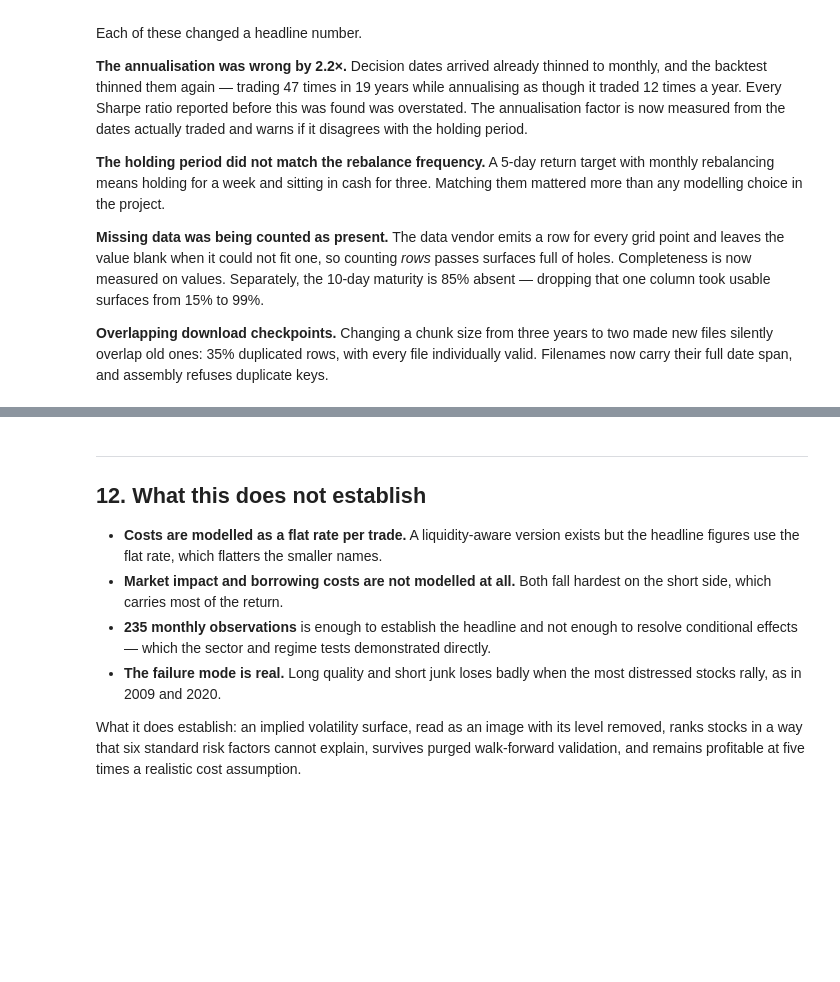
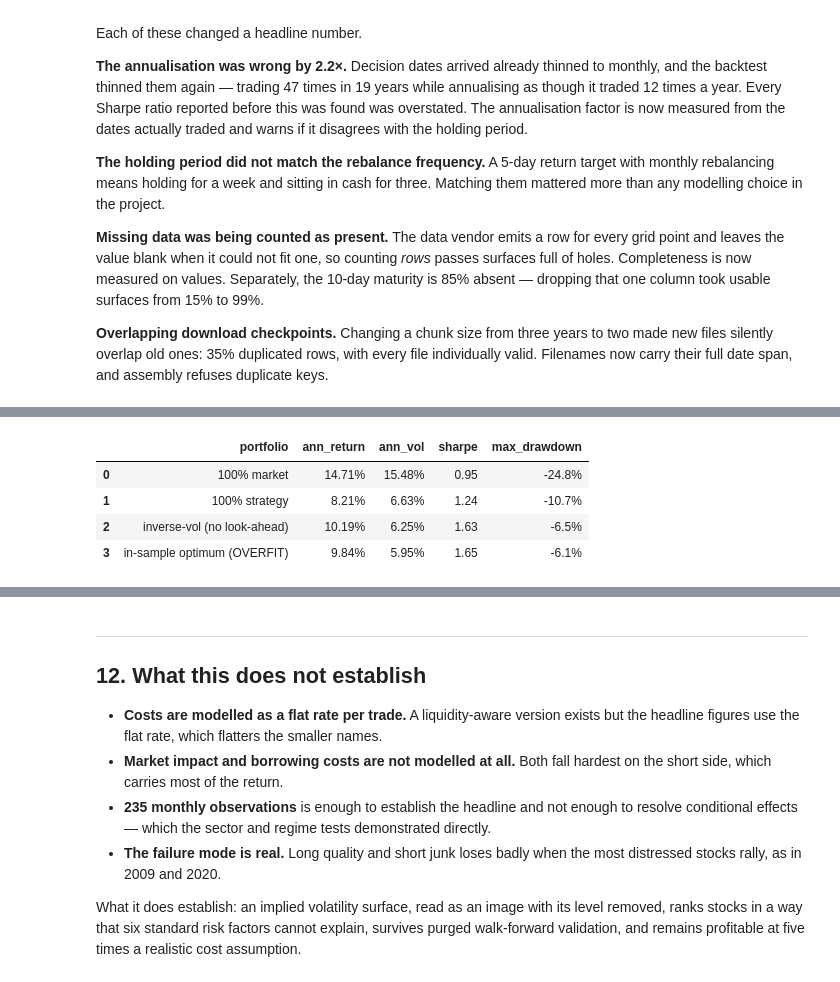
Before and after one commit to jlad314/market-image-prediction, a Jupyter notebook: notebooks/results.ipynb, the cells around one changed output, grey strips where cells are left out. Drawn from its saved outputs; the diff is of its cells as text; code cells hidden in the pictures; blank space fills up the shorter version.

```diff
--- a/notebooks/results.ipynb
+++ b/notebooks/results.ipynb
@@ -388,0 +481,22 @@ valid. Filenames now carry their full date span, and assembly refuses duplicate
+# %%
+WARM = 36
+w_iv = np.full(len(s), 0.5)
+for t in range(WARM, len(s)):
+    vs, vm = s[:t].std(ddof=1), m[:t].std(ddof=1)
+    w_iv[t] = vm / (vs + vm)          # inverse-vol, expanding window
+
+rows = []
+for lab, r in [('100% market', m), ('100% strategy', s),
+               ('inverse-vol (no look-ahead)', w_iv*s + (1-w_iv)*m),
+               ('in-sample optimum (OVERFIT)', ws[best]*s + (1-ws[best])*m)]:
+    a_, v_, sh, dd = stats_of(r[WARM:])
+    rows.append({'portfolio': lab, 'ann_return': a_, 'ann_vol': v_,
+                 'sharpe': sh, 'max_drawdown': dd})
+pl.DataFrame(rows).to_pandas().style.format({
+    'ann_return':'{:.2%}','ann_vol':'{:.2%}','sharpe':'{:.2f}','max_drawdown':'{:.1%}'})
+# %% [output]
+|  | portfolio | ann_return | ann_vol | sharpe | max_drawdown |
+| 0 | 100% market | 14.71% | 15.48% | 0.95 | -24.8% |
+| 1 | 100% strategy | 8.21% | 6.63% | 1.24 | -10.7% |
+| 2 | inverse-vol (no look-ahead) | 10.19% | 6.25% | 1.63 | -6.5% |
+| 3 | in-sample optimum (OVERFIT) | 9.84% | 5.95% | 1.65 | -6.1% |
```
Also changed, not shown: parts of 10 cells of this notebook.
